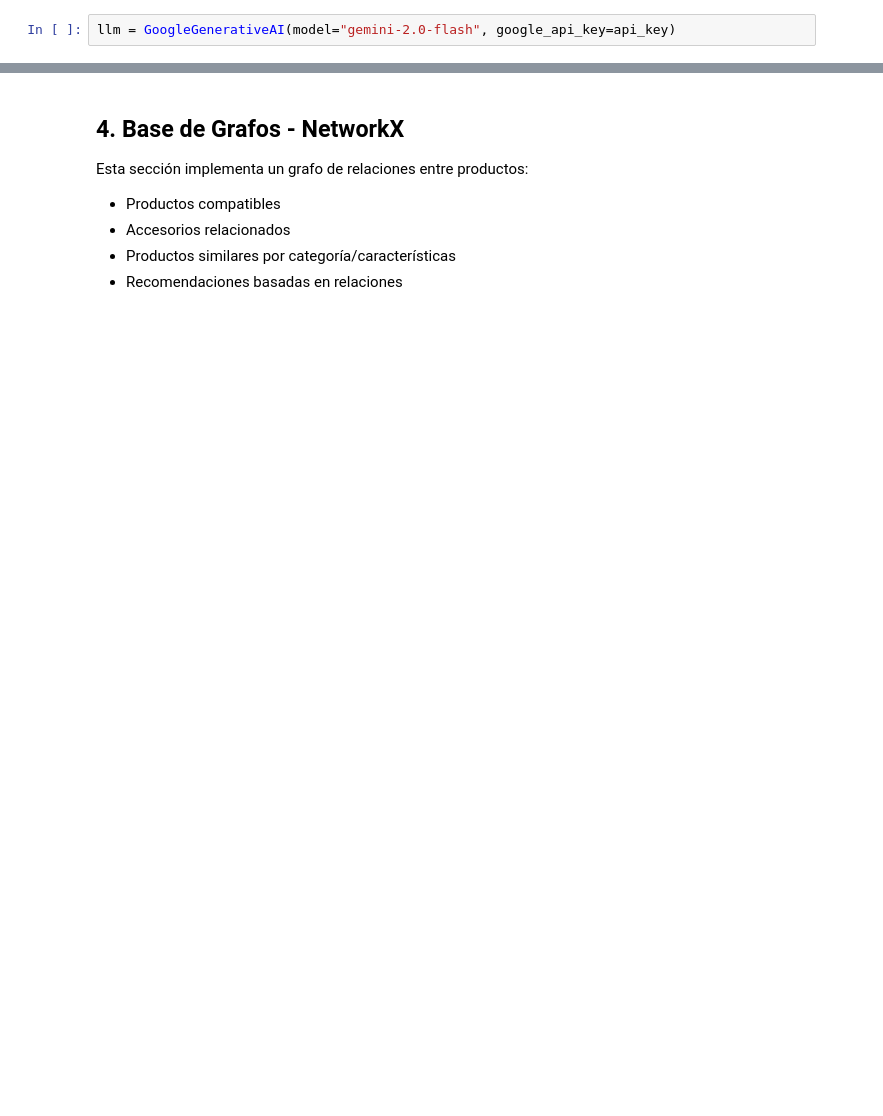
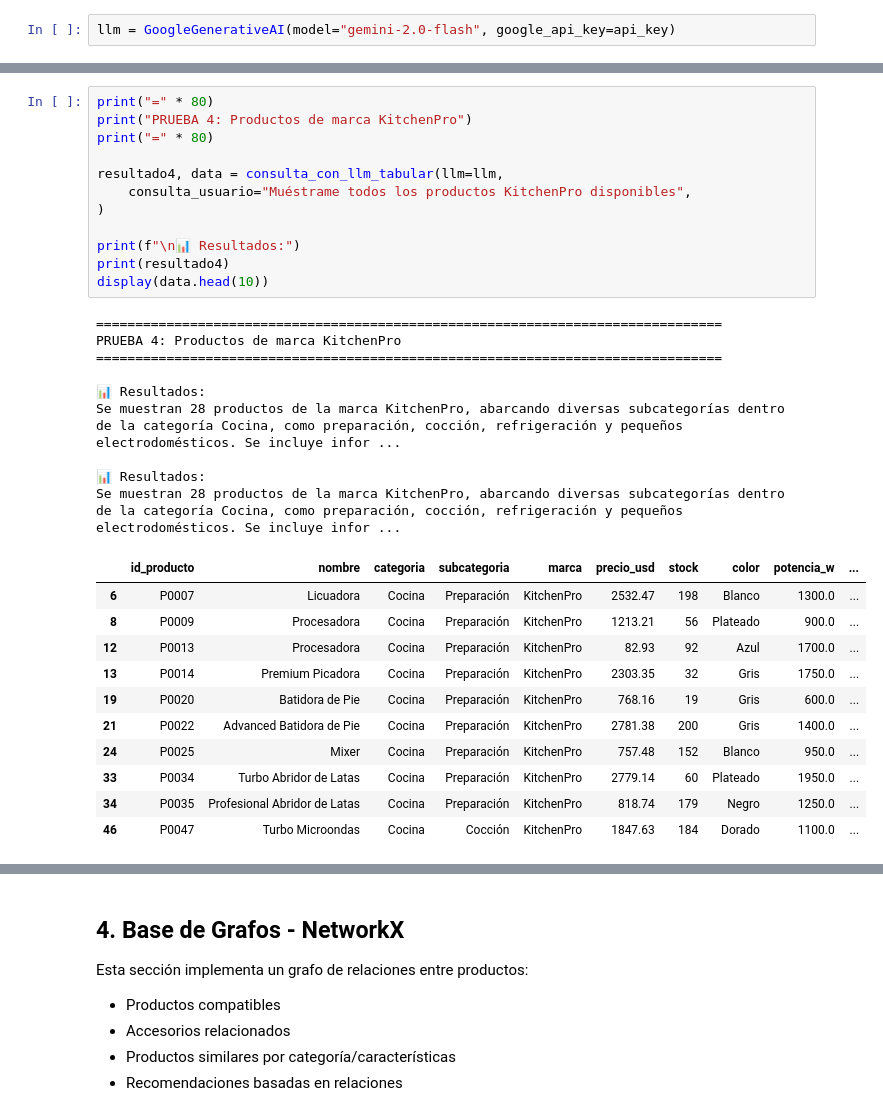
Before and after one commit to valenrosito/nlp-rag-agent-electrodomesticos, a Jupyter notebook: 1.rag_flow.ipynb, the cells around one changed output, grey strips where cells are left out. Cells and saved outputs as stored; diff of their text form; blank space fills up the shorter version.

```diff
--- a/1.rag_flow.ipynb
+++ b/1.rag_flow.ipynb
@@ -1075,0 +1046,33 @@ Se muestran 300 productos electrodomésticos con stock disponible, incluyendo in
+# %%
+print("=" * 80)
+print("PRUEBA 4: Productos de marca KitchenPro")
+print("=" * 80)
+
+resultado4, data = consulta_con_llm_tabular(llm=llm,
+    consulta_usuario="Muéstrame todos los productos KitchenPro disponibles",
+)
+
+print(f"\n📊 Resultados:")
+print(resultado4)
+display(data.head(10))
+# %% [output]
+================================================================================
+PRUEBA 4: Productos de marca KitchenPro
+================================================================================
+
+📊 Resultados:
+Se muestran 28 productos de la marca KitchenPro, abarcando diversas subcategorías dentro de la categoría Cocina, como preparación, cocción, refrigeración y pequeños electrodomésticos. Se incluye infor ...
+
+📊 Resultados:
+Se muestran 28 productos de la marca KitchenPro, abarcando diversas subcategorías dentro de la categoría Cocina, como preparación, cocción, refrigeración y pequeños electrodomésticos. Se incluye infor ...
+|  | id_producto | nombre | categoria | subcategoria | marca | precio_usd | stock | color | potencia_w | ... |
+| 6 | P0007 | Licuadora | Cocina | Preparación | KitchenPro | 2532.47 | 198 | Blanco | 1300.0 | ... |
+| 8 | P0009 | Procesadora | Cocina | Preparación | KitchenPro | 1213.21 | 56 | Plateado | 900.0 | ... |
+| 12 | P0013 | Procesadora | Cocina | Preparación | KitchenPro | 82.93 | 92 | Azul | 1700.0 | ... |
+| 13 | P0014 | Premium Picadora | Cocina | Preparación | KitchenPro | 2303.35 | 32 | Gris | 1750.0 | ... |
+| 19 | P0020 | Batidora de Pie | Cocina | Preparación | KitchenPro | 768.16 | 19 | Gris | 600.0 | ... |
+| 21 | P0022 | Advanced Batidora de Pie | Cocina | Preparación | KitchenPro | 2781.38 | 200 | Gris | 1400.0 | ... |
+| 24 | P0025 | Mixer | Cocina | Preparación | KitchenPro | 757.48 | 152 | Blanco | 950.0 | ... |
+| 33 | P0034 | Turbo Abridor de Latas | Cocina | Preparación | KitchenPro | 2779.14 | 60 | Plateado | 1950.0 | ... |
+| 34 | P0035 | Profesional Abridor de Latas | Cocina | Preparación | KitchenPro | 818.74 | 179 | Negro | 1250.0 | ... |
+| 46 | P0047 | Turbo Microondas | Cocina | Cocción | KitchenPro | 1847.63 | 184 | Dorado | 1100.0 | ... |
```
Also changed, not shown: parts of 14 cells of this notebook, 3 other files.
